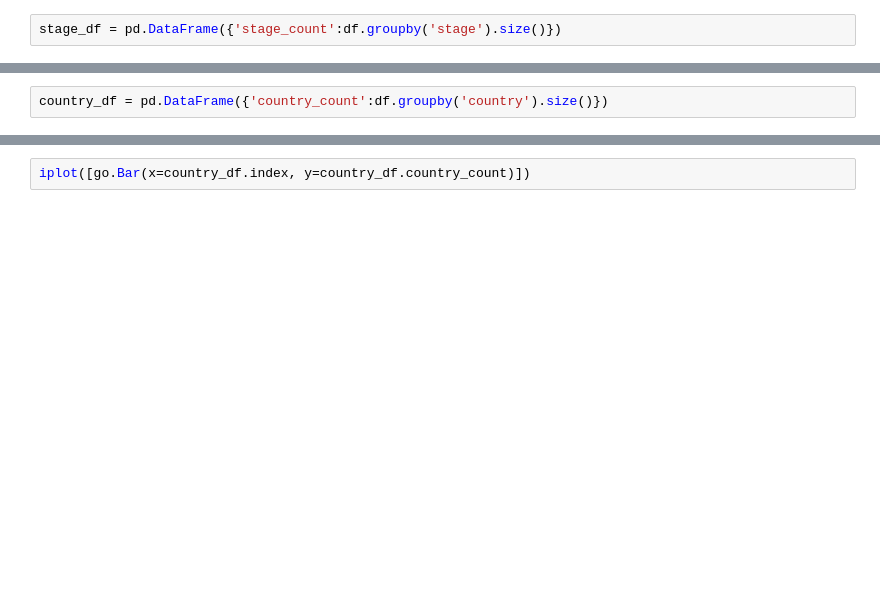
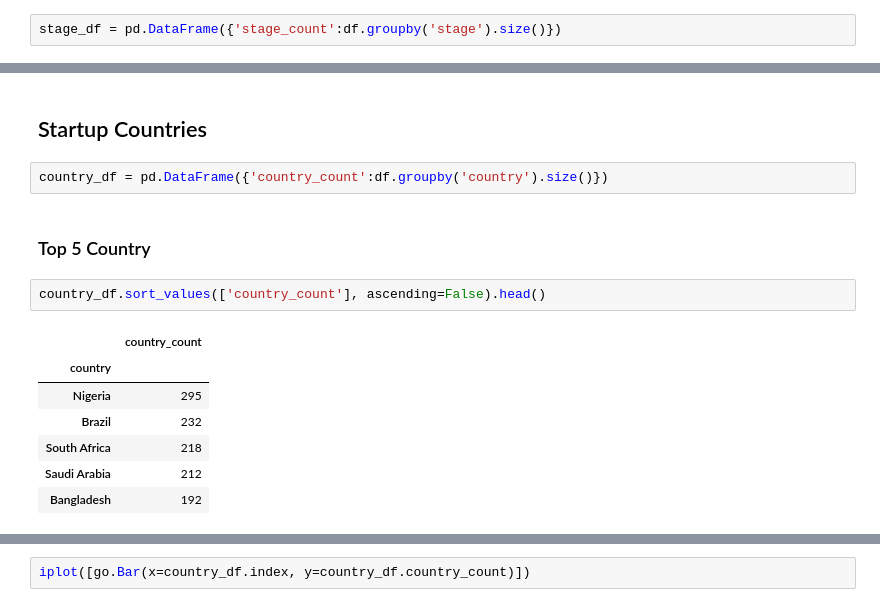
Before and after one commit to ayushsubedi/startups_analysis, a Jupyter notebook: Startups Analysis.ipynb, the cells around one changed output, grey strips where cells are left out. Drawn from its saved outputs; the diff is of its cells as text; blank space fills up the shorter version.

```diff
--- a/Startups Analysis.ipynb
+++ b/Startups Analysis.ipynb
@@ -76,4 +115,18 @@ iplot([go.Bar(x=stage_df.index, y=stage_df.stage_count)])
 # %% [output]
 [interactive output not drawn]
+# %% [markdown]
+## Startup Countries
 # %%
 country_df = pd.DataFrame({'country_count':df.groupby('country').size()})
+# %% [markdown]
+### Top 5 Country
+# %%
+country_df.sort_values(['country_count'], ascending=False).head()
+# %% [output]
+|  | country_count |
+| country |  |
+| Nigeria | 295 |
+| Brazil | 232 |
+| South Africa | 218 |
+| Saudi Arabia | 212 |
+| Bangladesh | 192 |
```
Also changed, not shown: parts of 12 cells of this notebook.
